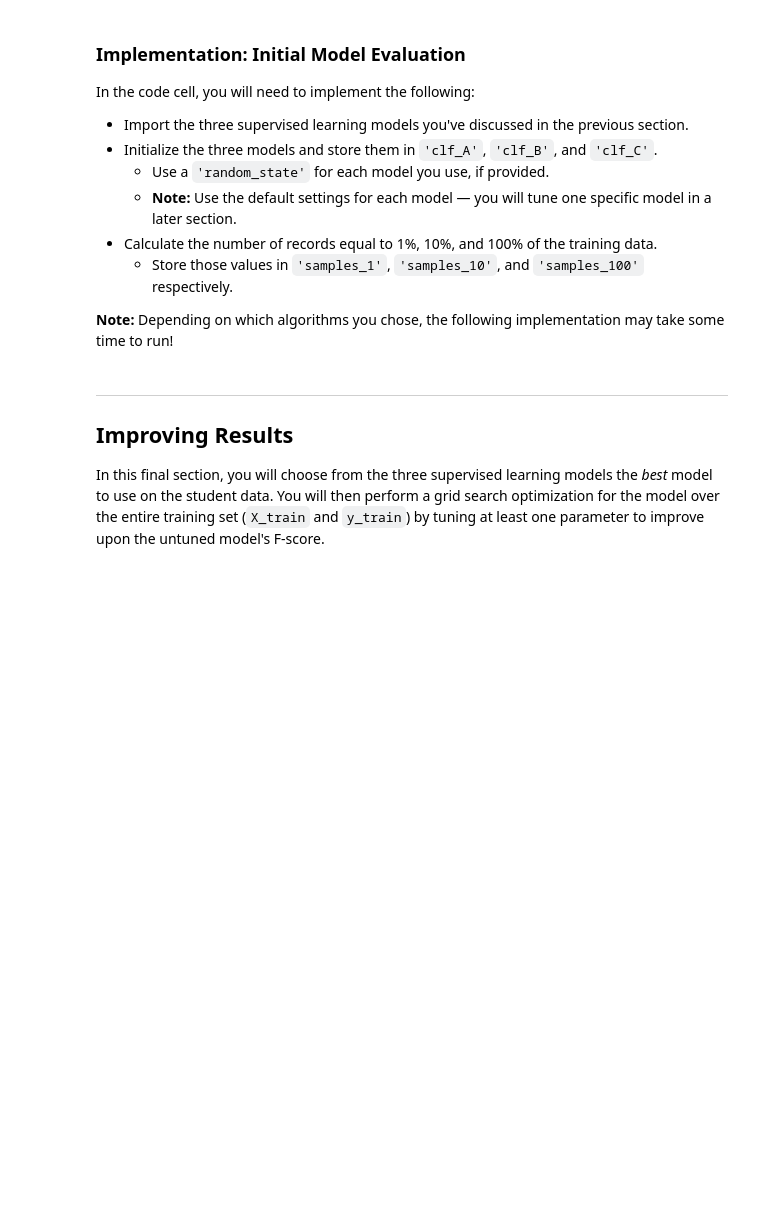
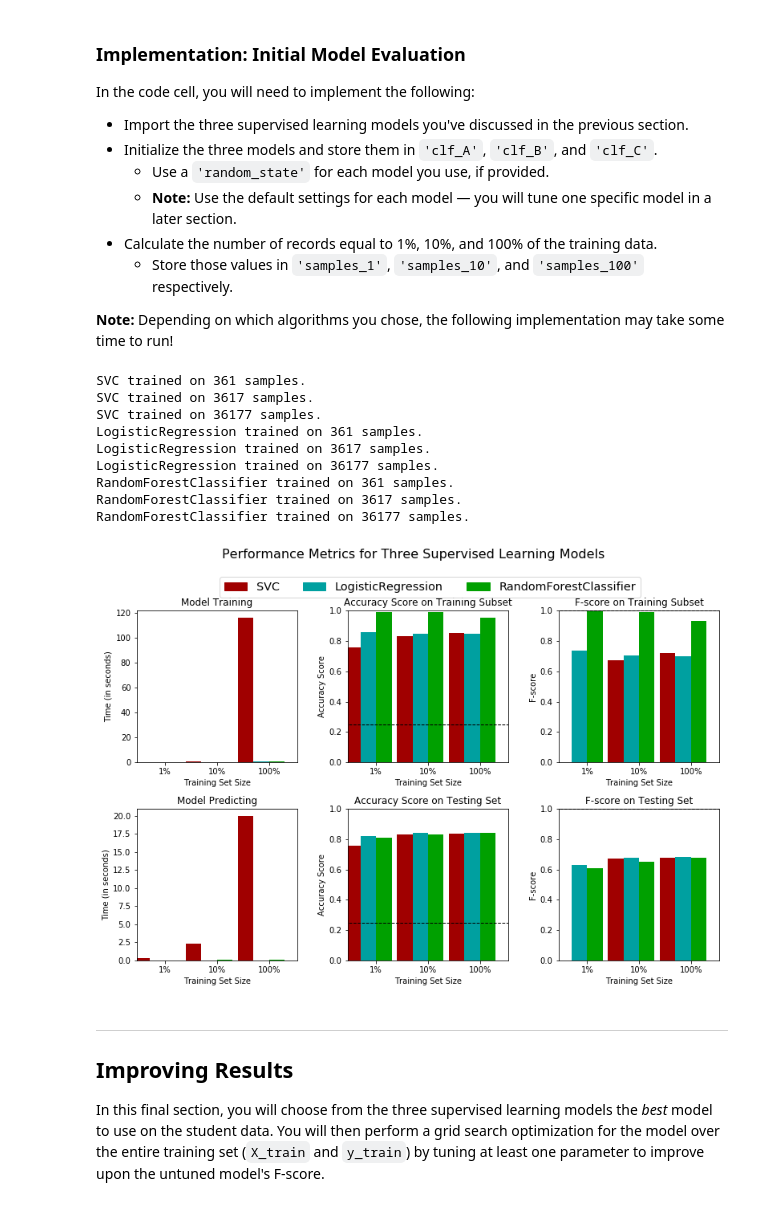
Before and after one commit to marcomarson/Udacity-Nanodegree-DataScience, a Jupyter notebook: finding_donors.ipynb, the cells around one changed output. Cells and saved outputs as stored; diff of their text form; code cells hidden in the pictures; blank space fills up the shorter version.

```diff
--- a/finding_donors.ipynb
+++ b/finding_donors.ipynb
@@ -293,12 +307,12 @@ TN = 0 # No predicted negatives in the naive case
 FN = 0 # No predicted negatives in the naive case
 '''
 # TODO: Calculate accuracy, precision and recall
-accuracy = None
-recall = None
-precision = None
+accuracy = np.sum(income)/(len(income))
+recall = np.sum(income)/(np.sum(income))
+precision = np.sum(income)/(np.sum(income))
 
 # TODO: Calculate F-score using the formula above for beta = 0.5 and correct values for precision and recall.
-fscore = None
+fscore = (1+float(0.5**2))*precision*recall/((float(0.5**2)*precision+recall))
 
 # Print the results
 print("Naive Predictor: [Accuracy score: {:.4f}, F-score: {:.4f}]".format(accuracy, fscore))
@@ -339,6 +415,7 @@ In the code block below, you will need to implement the following:
    - Make sure that you set the `beta` parameter!
 # %%
 # TODO: Import two metrics from sklearn - fbeta_score and accuracy_score
+from sklearn.metrics import fbeta_score,accuracy_score
 
 def train_predict(learner, sample_size, X_train, y_train, X_test, y_test):
     '''
@@ -355,33 +432,33 @@ def train_predict(learner, sample_size, X_train, y_train, X_test, y_test):
 
     # TODO: Fit the learner to the training data using slicing with 'sample_size' using .fit(training_features[:], training_labels[:])
     start = time() # Get start time
-    learner = None
+    learner.fit(X_train[:sample_size],y_train[:sample_size])
     end = time() # Get end time
 
     # TODO: Calculate the training time
-    results['train_time'] = None
+    results['train_time'] = end-start
 
     # TODO: Get the predictions on the test set(X_test),
     #       then get predictions on the first 300 training samples(X_train) using .predict()
     start = time() # Get start time
-    predictions_test = None
-    predictions_train = None
+    predictions_test = learner.predict(X_test)
+    predictions_train = learner.predict(X_train[:300])
     end = time() # Get end time
 
     # TODO: Calculate the total prediction time
-    results['pred_time'] = None
+    results['pred_time'] = end-start
 
     # TODO: Compute accuracy on the first 300 training samples which is y_train[:300]
-    results['acc_train'] = None
+    results['acc_train'] = accuracy_score(y_train[:300],predictions_train)
 
     # TODO: Compute accuracy on test set using accuracy_score()
-    results['acc_test'] = None
+    results['acc_test'] = accuracy_score(y_test,predictions_test)
 
     # TODO: Compute F-score on the the first 300 training samples using fbeta_score()
-    results['f_train'] = None
+    results['f_train'] = fbeta_score(y_train[:300],predictions_train,beta=0.5)
 
     # TODO: Compute F-score on the test set which is y_test
-    results['f_test'] = None
+    results['f_test'] = fbeta_score(y_test,predictions_test,beta=0.5)
 
     # Success
     print("{} trained on {} samples.".format(learner.__class__.__name__, sample_size))
@@ -401,31 +478,45 @@ In the code cell, you will need to implement the following:
 **Note:** Depending on which algorithms you chose, the following implementation may take some time to run!
 # %%
 # TODO: Import the three supervised learning models from sklearn
+from sklearn.ensemble import RandomForestClassifier
+from sklearn.linear_model import LogisticRegression
+from sklearn import svm
 
 # TODO: Initialize the three models
-clf_A = None
-clf_B = None
-clf_C = None
+clf_A = svm.SVC()
+clf_B = LogisticRegression()
+clf_C = RandomForestClassifier(random_state = 1)
 
 # TODO: Calculate the number of samples for 1%, 10%, and 100% of the training data
 # HINT: samples_100 is the entire training set i.e. len(y_train)
 # HINT: samples_10 is 10% of samples_100 (ensure to set the count of the values to be `int` and not `float`)
 # HINT: samples_1 is 1% of samples_100 (ensure to set the count of the values to be `int` and not `float`)
-samples_100 = None
-samples_10 = None
-samples_1 = None
+samples_100 = len(y_train)
+samples_10 = int(samples_100*0.1)
+samples_1 = int(samples_10*0.1)
 
 # Collect results on the learners
 results = {}
 for clf in [clf_A, clf_B, clf_C]:
     clf_name = clf.__class__.__name__
     results[clf_name] = {}
     for i, samples in enumerate([samples_1, samples_10, samples_100]):
         results[clf_name][i] = \
         train_predict(clf, samples, X_train, y_train, X_test, y_test)
 
 # Run metrics visualization for the three supervised learning models chosen
 vs.evaluate(results, accuracy, fscore)
+# %% [output]
+SVC trained on 361 samples.
+SVC trained on 3617 samples.
+SVC trained on 36177 samples.
+LogisticRegression trained on 361 samples.
+LogisticRegression trained on 3617 samples.
+LogisticRegression trained on 36177 samples.
+RandomForestClassifier trained on 361 samples.
+RandomForestClassifier trained on 3617 samples.
+RandomForestClassifier trained on 36177 samples.
+[figure, added]
 # %% [markdown]
 ----
 ## Improving Results
```
Also changed, not shown: parts of 6 cells of this notebook.
